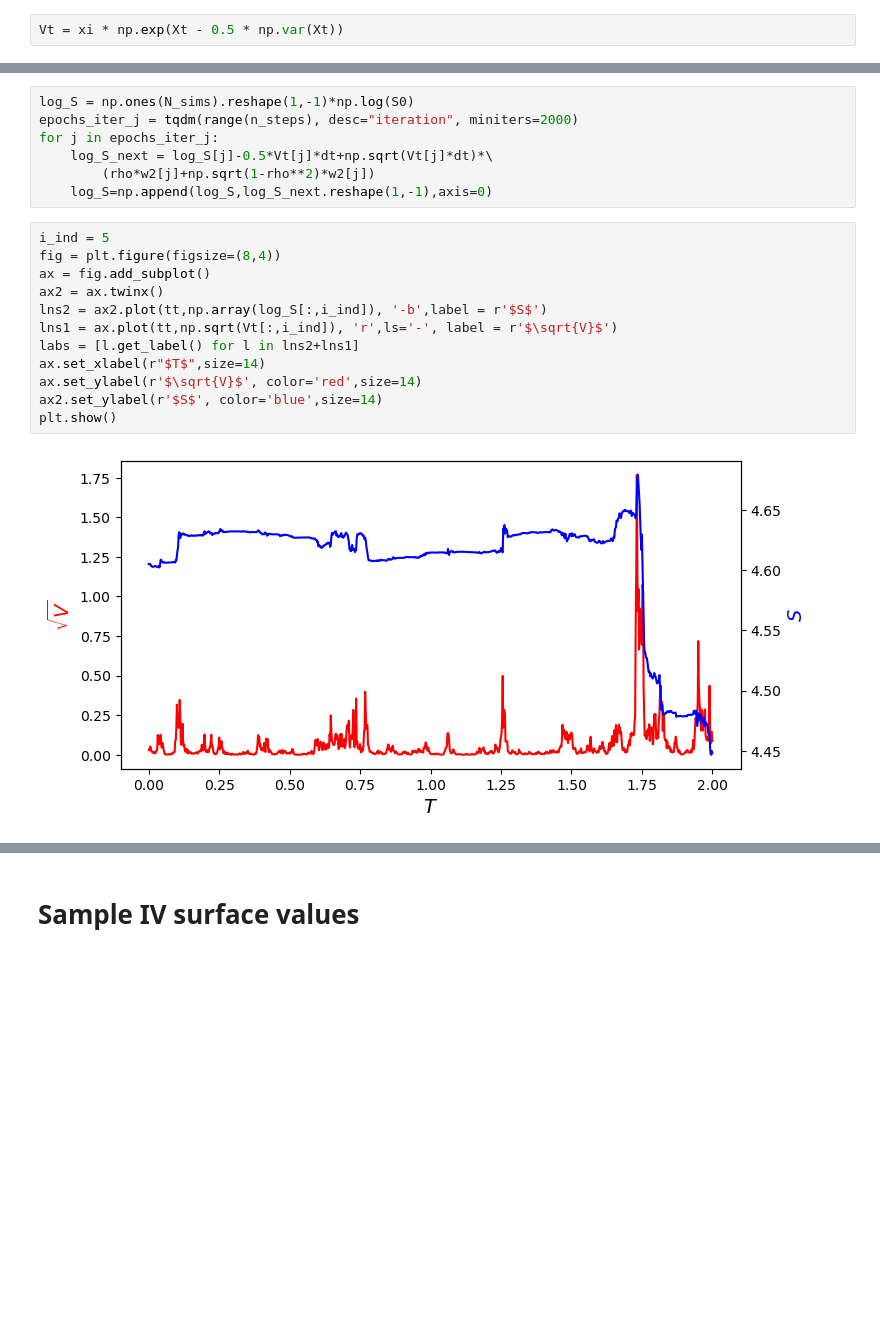
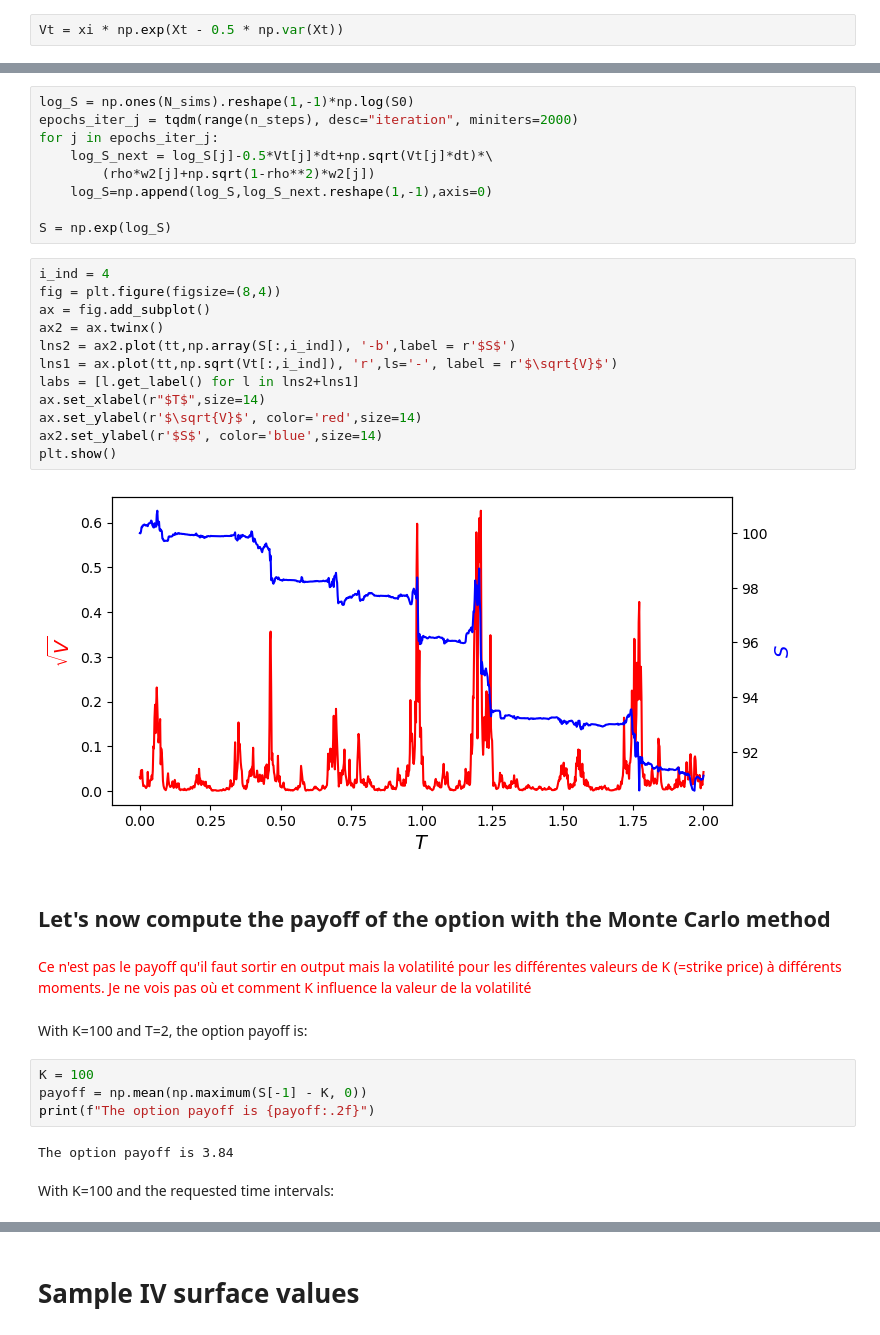
Before and after one commit to pottierc/Project_2f_bergomi, a Jupyter notebook: 01. Working_Space/Project_2f_bergomi.ipynb, the cells around one changed output, grey strips where cells are left out. Drawn from its saved outputs; the diff is of its cells as text; blank space fills up the shorter version.

Commit message:
Monte-Carlo method
Implémentation de la méthode de Monte-Carlo sur le payoff. A mettre en place sur la volatilité

```diff
--- a/01. Working_Space/Project_2f_bergomi.ipynb
+++ b/01. Working_Space/Project_2f_bergomi.ipynb
@@ -155,17 +176,33 @@ for j in epochs_iter_j:
     log_S_next = log_S[j]-0.5*Vt[j]*dt+np.sqrt(Vt[j]*dt)*\
         (rho*w2[j]+np.sqrt(1-rho**2)*w2[j])
     log_S=np.append(log_S,log_S_next.reshape(1,-1),axis=0)
+
+S = np.exp(log_S)
 # %%
-i_ind = 5
+i_ind = 4
 fig = plt.figure(figsize=(8,4))
 ax = fig.add_subplot()
 ax2 = ax.twinx()
-lns2 = ax2.plot(tt,np.array(log_S[:,i_ind]), '-b',label = r'$S$')
+lns2 = ax2.plot(tt,np.array(S[:,i_ind]), '-b',label = r'$S$')
 lns1 = ax.plot(tt,np.sqrt(Vt[:,i_ind]), 'r',ls='-', label = r'$\sqrt{V}$')
 labs = [l.get_label() for l in lns2+lns1]
 ax.set_xlabel(r"$T$",size=14)
 ax.set_ylabel(r'$\sqrt{V}$', color='red',size=14)
 ax2.set_ylabel(r'$S$', color='blue',size=14)
 plt.show()
 # %% [output]
-[figure, old version]
+[figure, new version]
+# %% [markdown]
+## Let's now compute the payoff of the option with the Monte Carlo method
+# %% [markdown]
+<span style="color:red">Ce n'est pas le payoff qu'il faut sortir en output mais la volatilité pour les différentes valeurs de K (=strike price) à différents moments. Je ne vois pas où et comment K influence la valeur de la volatilité</span>
+# %% [markdown]
+With K=100 and T=2, the option payoff is:
+# %%
+K = 100
+payoff = np.mean(np.maximum(S[-1] - K, 0))
+print(f"The option payoff is {payoff:.2f}")
+# %% [output]
+The option payoff is 3.84
+# %% [markdown]
+With K=100 and the requested time intervals:
```
Also changed, not shown: parts of 16 cells of this notebook.
